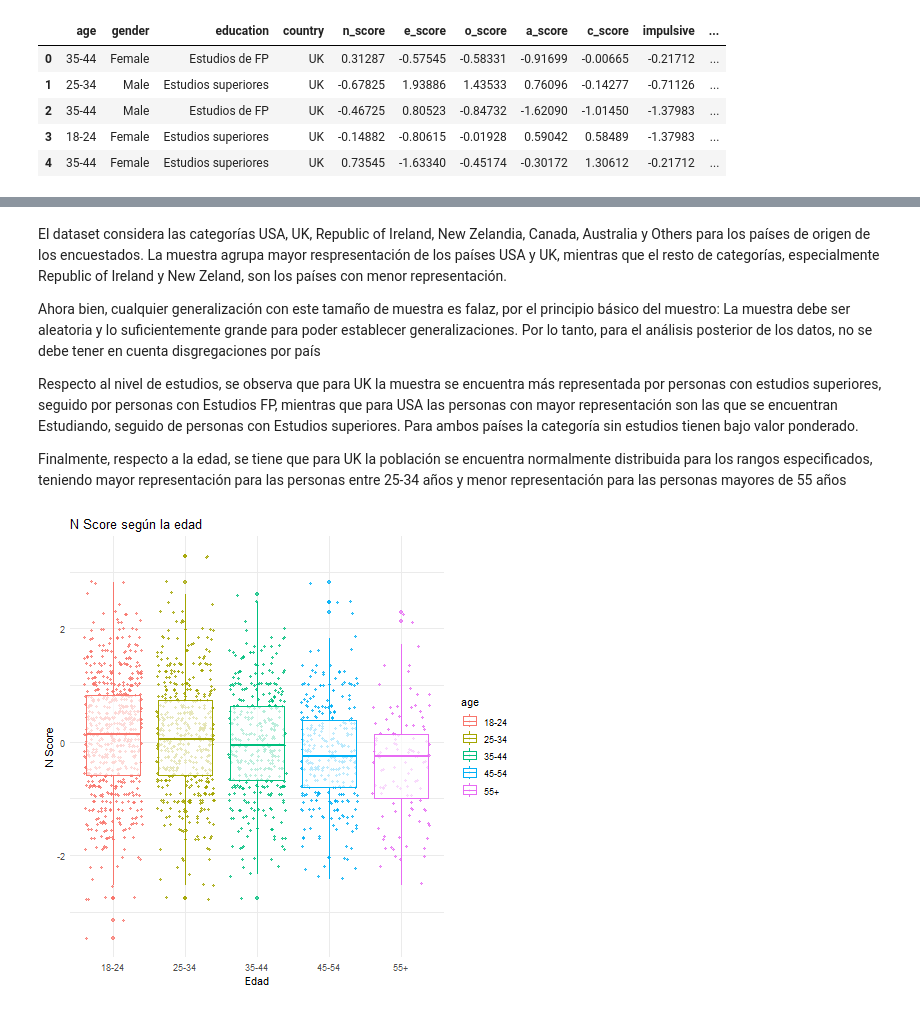
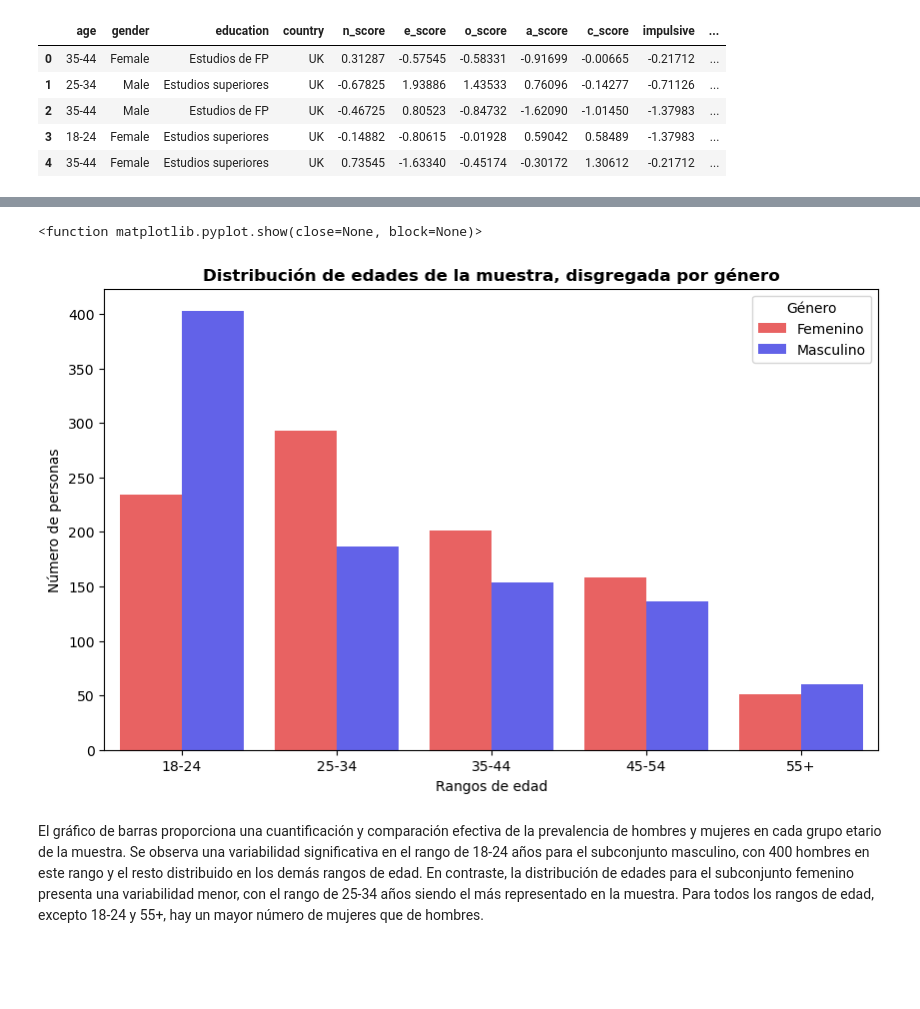
Before and after one commit to manularrea/Group_Projects_Afi, a Jupyter notebook: entrega_1/code/visualizations.ipynb, the cells around one changed output, grey strips where cells are left out. Drawn from its saved outputs; the diff is of its cells as text; code cells hidden in the pictures; blank space fills up the shorter version.

Commit message:
Seleccion de visualizaciones con mayor valor

```diff
--- a/entrega_1/code/visualizations.ipynb
+++ b/entrega_1/code/visualizations.ipynb
@@ -42,34 +17,0 @@ En resumen, los datos demográficos de la muestra presentan una distribución va
-# %%
-%%R -i data_drug
-
-library(ggplot2)
-library(dplyr)
-library(cowplot)
-
-data_drug$country <- as.factor(data_drug$country)
-data_drug$education <- as.factor(data_drug$education)
-
-p1 <- data_drug %>%
-
-  count(country, education) %>%
-  ggplot()+
-  geom_col(mapping = aes(x = country, y = n, fill = education))+
-  scale_fill_brewer(type = "qual", palette = 4, na.value = "grey")+
-  coord_flip()+
-  theme_minimal()+
-  labs(title = "Casos por nivel de estudios")+
-  theme(axis.text.x = element_text(size = 7))
-
-p2 <- data_drug %>%
-
-  count(country, age) %>%
-  ggplot()+
-  geom_col(mapping = aes(x = country, y = n, fill = age))+
-  scale_fill_brewer(type = "qual", palette = 1, na.value = "grey")+
-  coord_flip()+
-  theme_minimal()+
-  theme(axis.text.y = element_blank())+
-  labs(title = "Casos por edad")+
-  theme(axis.text.x = element_text(size = 7))
-
-plot_grid(p1, p2, rel_widths = c(1.75, 1))
@@ -90,25 +18,17 @@ R[write to console]: The following objects are masked from 'package:base':
-# %% [markdown]
-El dataset considera las categorías USA, UK, Republic of Ireland, New Zelandia, Canada, Australia y Others para los países de origen de los encuestados. La muestra agrupa  mayor respresentación de los países USA y UK, mientras que el resto de categorías, especialmente Republic of Ireland y New Zeland, son los países con menor representación.
-
-Ahora bien, cualquier generalización con este tamaño de muestra es falaz, por el principio básico del muestro: La muestra debe ser aleatoria y lo suficientemente grande para poder establecer generalizaciones. Por lo tanto, para el análisis posterior de los datos, no se debe tener en cuenta disgregaciones por país
-
-Respecto al nivel de estudios, se observa que para UK la muestra se encuentra más representada por personas con estudios superiores, seguido por personas con Estudios FP, mientras que para USA las personas con mayor representación son las que se encuentran Estudiando, seguido de personas con Estudios superiores. Para ambos países la categoría sin estudios tienen bajo valor ponderado.
-
-Finalmente, respecto a la edad, se tiene que para UK la población se encuentra normalmente distribuida para los rangos especificados, teniendo mayor representación para las personas entre 25-34 años y menor representación para las personas mayores de 55 años
-# %%
-%%R -i data_drug
-
-library(ggplot2)
-library(dplyr)
-library(cowplot)
-
-ggplot(data = data_drug, aes(x = age, y = n_score)) +
-  geom_jitter(aes(color = age), size = 1, alpha = 0.7) +
-  geom_boxplot(aes(color = age), alpha = 0.7) +
-  xlab('Edad') +
-  ylab('N Score') +
-  ggtitle('N Score según la edad') +
-  theme_minimal()
-# %% [output]
-[figure, removed]
+# %%
+data_drug = data_drug.sort_values(by='age')
+# %%
+plt.figure(figsize=(10,6))
+colors = ["red", "blue"]
+alpha = 0.7  # Transparency level
+GenderPlot = sns.countplot(x = 'age', hue = 'gender', data = data_drug, palette=colors, alpha=alpha)
+GenderPlot.set(ylabel='Número de personas', xlabel='Rangos de edad')
+plt.legend(title ='Género', loc = 'upper right', labels =['Femenino', 'Masculino'])
+plt.title('Distribución de edades de la muestra, disgregada por género', weight='bold')
+plt.show
+# %% [output]
+<function matplotlib.pyplot.show(close=None, block=None)>
+[figure, added]
+# %% [markdown]
+El gráfico de barras proporciona una cuantificación y comparación efectiva de la prevalencia de hombres y mujeres en cada grupo etario de la muestra. Se observa una variabilidad significativa en el rango de 18-24 años para el subconjunto masculino, con 400 hombres en este rango y el resto distribuido en los demás rangos de edad. En contraste, la distribución de edades para el subconjunto femenino presenta una variabilidad menor, con el rango de 25-34 años siendo el más representado en la muestra. Para todos los rangos de edad, excepto 18-24 y 55+, hay un mayor número de mujeres que de hombres.
 # %%
```
Also changed, not shown: parts of 22 cells of this notebook.
